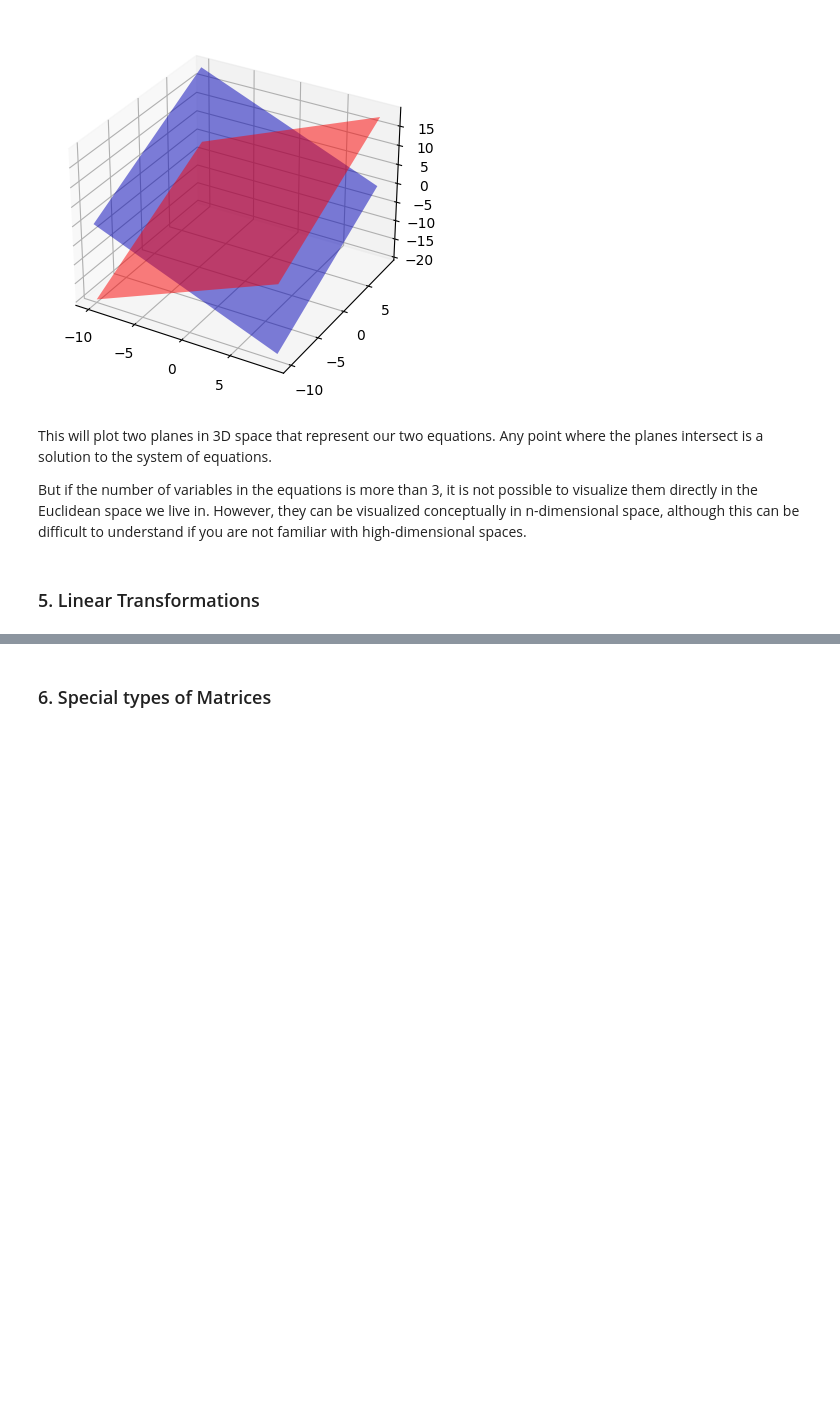
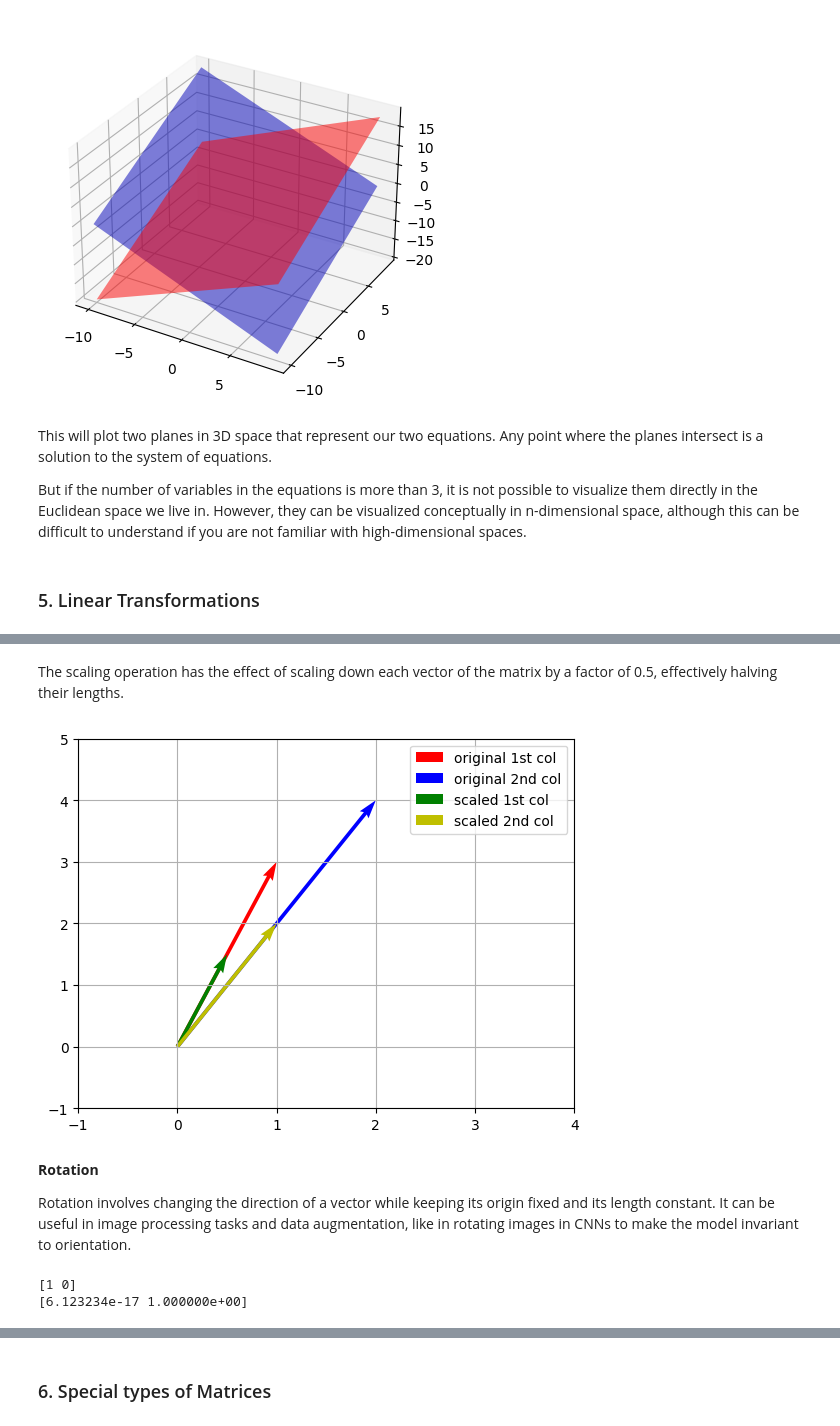
Before and after one commit to natapone/learning_ai_by_coding, a Jupyter notebook: 1-1_linear_algebra.ipynb, the cells around one changed output, grey strips where cells are left out. Cells and saved outputs as stored; diff of their text form; code cells hidden in the pictures; blank space fills up the shorter version.

```diff
--- a/1-1_linear_algebra.ipynb
+++ b/1-1_linear_algebra.ipynb
@@ -1238,0 +1355,49 @@ But if the number of variables in the equations is more than 3, it is not possib
+# %% [markdown]
+The scaling operation has the effect of scaling down each vector of the matrix by a factor of 0.5, effectively halving their lengths.
+# %%
+import numpy as np
+import matplotlib.pyplot as plt
+
+# original matrix
+M = np.array([[1, 2],
+              [3, 4]])
+
+# scale factor
+s = 0.5
+
+# scaling operation
+scaled_M = s * M
+
+# plot original matrix vectors
+plt.quiver(*origin, M[0,0], M[1,0], color='r', angles='xy', scale_units='xy', scale=1, label='original 1st col')
+plt.quiver(*origin, M[0,1], M[1,1], color='b', angles='xy', scale_units='xy', scale=1, label='original 2nd col')
+
+# plot scaled matrix vectors
+plt.quiver(*origin, scaled_M[0,0], scaled_M[1,0], color='g', angles='xy', scale_units='xy', scale=1, label='scaled 1st col')
+plt.quiver(*origin, scaled_M[0,1], scaled_M[1,1], color='y', angles='xy', scale_units='xy', scale=1, label='scaled 2nd col')
+
+plt.xlim(-1, 4)
+plt.ylim(-1, 5)
+plt.grid()
+plt.legend()
+plt.show()
+# %% [output]
+[figure, added]
+# %% [markdown]
+**Rotation**
+
+Rotation involves changing the direction of a vector while keeping its origin fixed and its length constant. It can be useful in image processing tasks and data augmentation, like in rotating images in CNNs to make the model invariant to orientation.
+# %%
+v = np.array([1, 0])
+# rotation angle
+theta = np.pi / 2  # 90 degrees
+# rotation matrix
+R = np.array([[np.cos(theta), -np.sin(theta)], [np.sin(theta), np.cos(theta)]])
+# rotate the vector
+rotated_v = np.dot(R, v)
+
+print(v)
+print(rotated_v)
+# %% [output]
+[1 0]
+[6.123234e-17 1.000000e+00]
```
Also changed, not shown: parts of 35 cells of this notebook.
